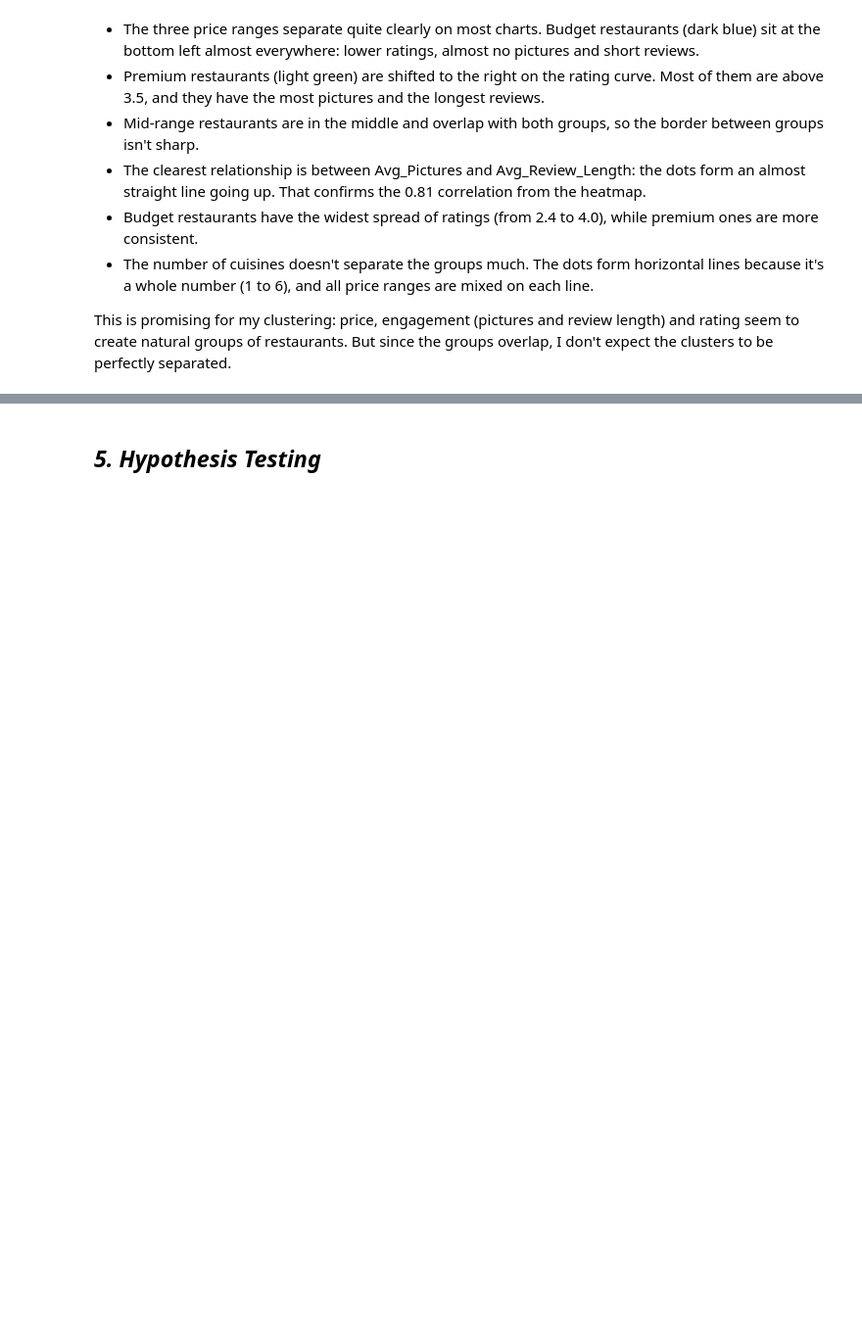
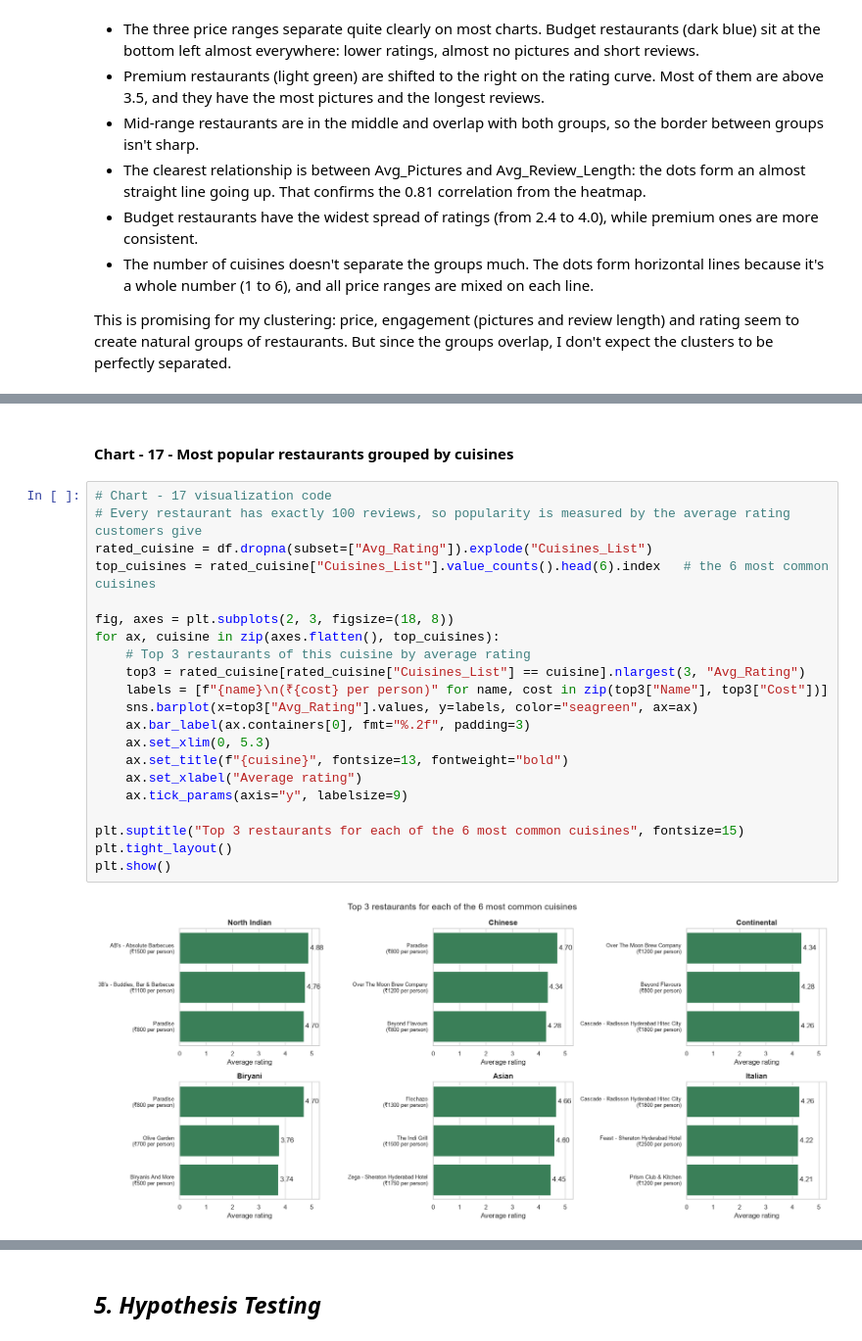
Before and after one commit to Stevenyoumbi99/zomato-clustering-sentiment, a Jupyter notebook: Zomato_Clustering_Sentiment.ipynb, the cells around one changed output, grey strips where cells are left out. Shown at 98% size. Cells and saved outputs as stored; diff of their text form; blank space fills up the shorter version.

```diff
--- a/Zomato_Clustering_Sentiment.ipynb
+++ b/Zomato_Clustering_Sentiment.ipynb
@@ -1023,0 +1067,25 @@ This is promising for my clustering: price, engagement (pictures and review leng
+# %% [markdown]
+#### Chart - 17 - Most popular restaurants grouped by cuisines
+# %%
+# Chart - 17 visualization code
+# Every restaurant has exactly 100 reviews, so popularity is measured by the average rating customers give
+rated_cuisine = df.dropna(subset=["Avg_Rating"]).explode("Cuisines_List")
+top_cuisines = rated_cuisine["Cuisines_List"].value_counts().head(6).index   # the 6 most common cuisines
+
+fig, axes = plt.subplots(2, 3, figsize=(18, 8))
+for ax, cuisine in zip(axes.flatten(), top_cuisines):
+    # Top 3 restaurants of this cuisine by average rating
+    top3 = rated_cuisine[rated_cuisine["Cuisines_List"] == cuisine].nlargest(3, "Avg_Rating")
+    labels = [f"{name}\n(₹{cost} per person)" for name, cost in zip(top3["Name"], top3["Cost"])]
+    sns.barplot(x=top3["Avg_Rating"].values, y=labels, color="seagreen", ax=ax)
+    ax.bar_label(ax.containers[0], fmt="%.2f", padding=3)
+    ax.set_xlim(0, 5.3)
+    ax.set_title(f"{cuisine}", fontsize=13, fontweight="bold")
+    ax.set_xlabel("Average rating")
+    ax.tick_params(axis="y", labelsize=9)
+
+plt.suptitle("Top 3 restaurants for each of the 6 most common cuisines", fontsize=15)
+plt.tight_layout()
+plt.show()
+# %% [output]
+[figure, added]
```
Also changed, not shown: parts of 26 cells of this notebook, 2 other files.
